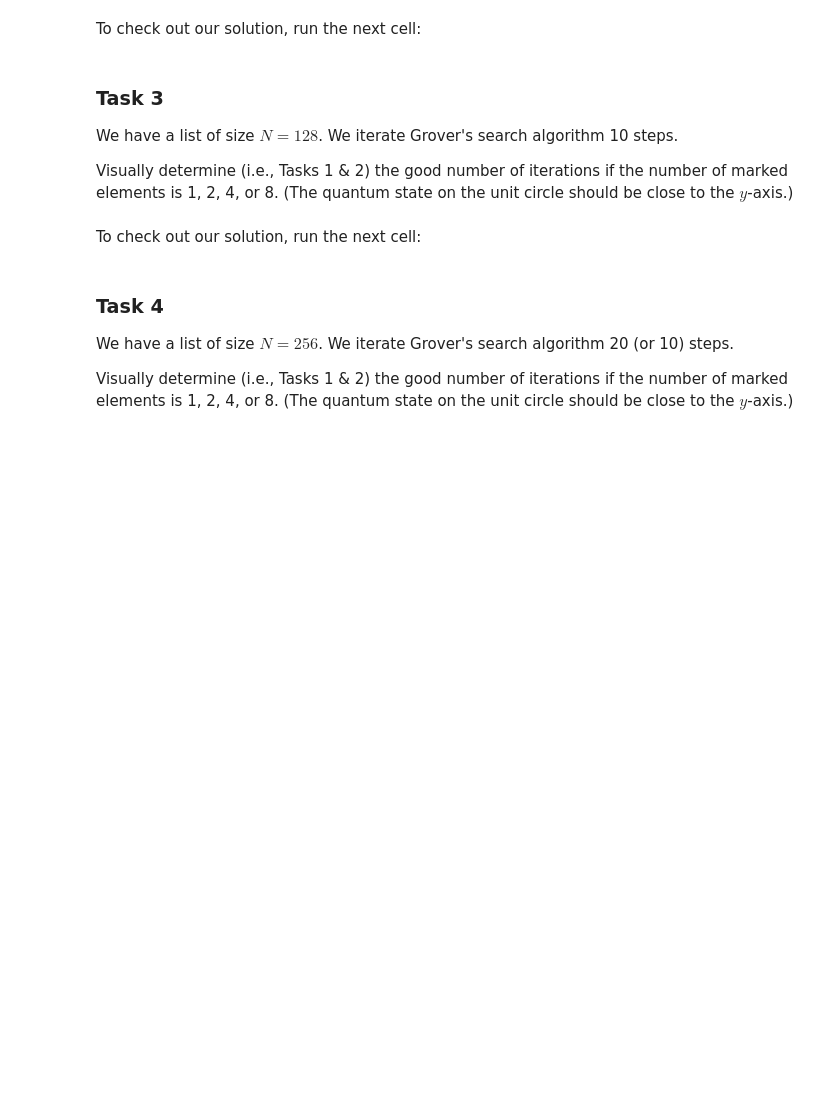
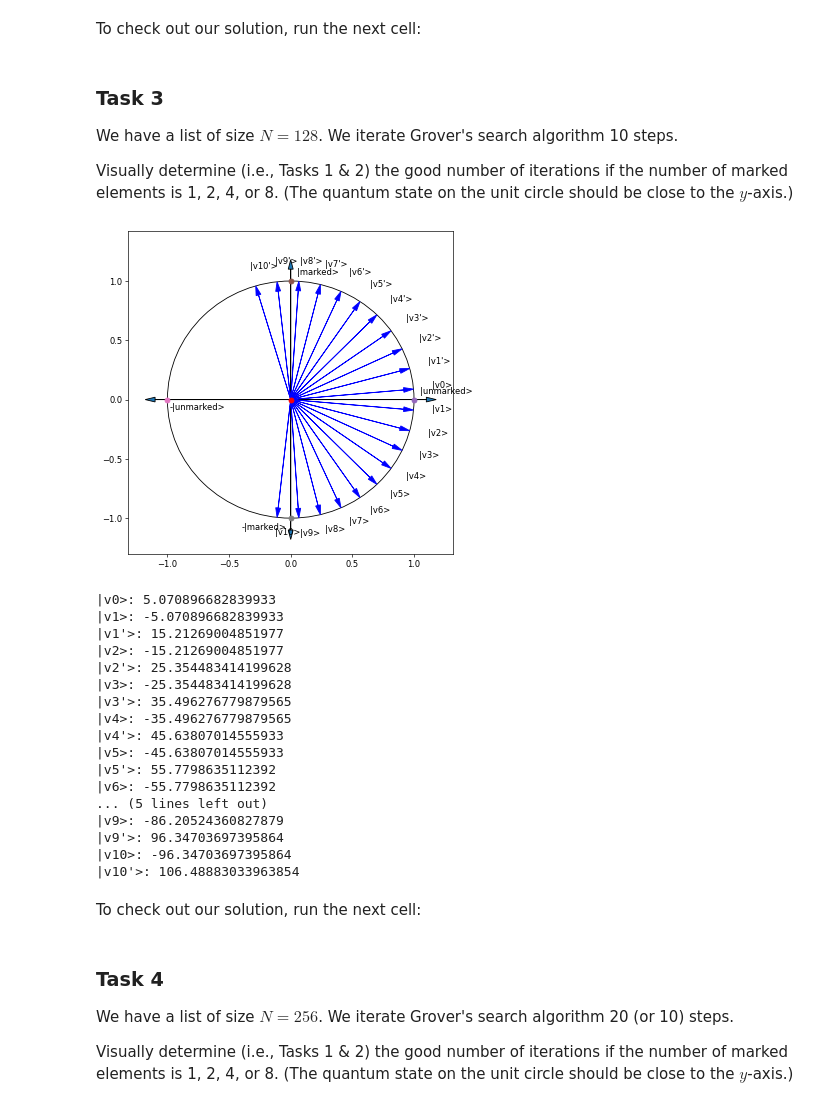
Before and after one commit to james-lucius/qworld, a Jupyter notebook: QB42_Q88_Grovers_Search_One_Qubit_Representation.ipynb, the cells around one changed output. Cells and saved outputs as stored; diff of their text form; code cells hidden in the pictures; blank space fills up the shorter version.

```diff
--- a/QB42_Q88_Grovers_Search_One_Qubit_Representation.ipynb
+++ b/QB42_Q88_Grovers_Search_One_Qubit_Representation.ipynb
@@ -288,29 +347,69 @@ def inversion (elements=[1]):
 # %%
 from math import asin, pi
 
 # initial values
 iteration = 10
 N = 128
 marked_elements = [0]
 #marked_elements = [0,1]
 #marked_elements = [0,1,2,3]
 #marked_elements = [0,1,2,3,4,5,6,7]
 k = len(marked_elements)
 elements = []
 states_on_unit_circle= []
 
 # initial quantum state
 for i in range(N):
     elements.append(1/N**0.5)
 
 #
 # your code is here
 #
+draw_qubit_grover()
+
+x, y = elements[-1] * (N - k) ** 0.5, elements[marked_elements[0]] * (k) ** 0.5
+states_on_unit_circle.append([x, y, "|v0>"])
+for i in range(iteration):
+  elements = query(elements, marked_elements)
+  x, y = elements[-1] * (N - k) ** 0.5, elements[marked_elements[0]] * (k) ** 0.5
+  states_on_unit_circle.append([x, y, "|v" + str(i + 1) + ">"])
+  elements = inversion(elements)
+  x, y = elements[-1] * (N - k) ** 0.5, elements[marked_elements[0]] * (k) ** 0.5
+  states_on_unit_circle.append([x, y, "|v" + str(i + 1) + "'>"])
+
+for state in states_on_unit_circle:
+  x, y, name = state
+  draw_quantum_state(x, y, name)
+
+show_plt()
+
+for state in states_on_unit_circle:
+  x, y, name = state
+  print(f"{name}: {atan2(y, x) * 180 / pi}")
 
 # quantum_file = path_files+"quantum.py"
 # %run $quantum_file
 # draw_qubit_grover()
 # draw_quantum_state(x,y,name)
+# %% [output]
+[figure, added]
+|v0>: 5.070896682839933
+|v1>: -5.070896682839933
+|v1'>: 15.21269004851977
+|v2>: -15.21269004851977
+|v2'>: 25.354483414199628
+|v3>: -25.354483414199628
+|v3'>: 35.496276779879565
+|v4>: -35.496276779879565
+|v4'>: 45.63807014555933
+|v5>: -45.63807014555933
+|v5'>: 55.7798635112392
+|v6>: -55.7798635112392
+... (5 lines left out)
+|v9>: -86.20524360827879
+|v9'>: 96.34703697395864
+|v10>: -96.34703697395864
+|v10'>: 106.48883033963854
 # %% [markdown]
 To check out our solution, run the next cell:
 # %%
```
Also changed, not shown: parts of 12 cells of this notebook.
